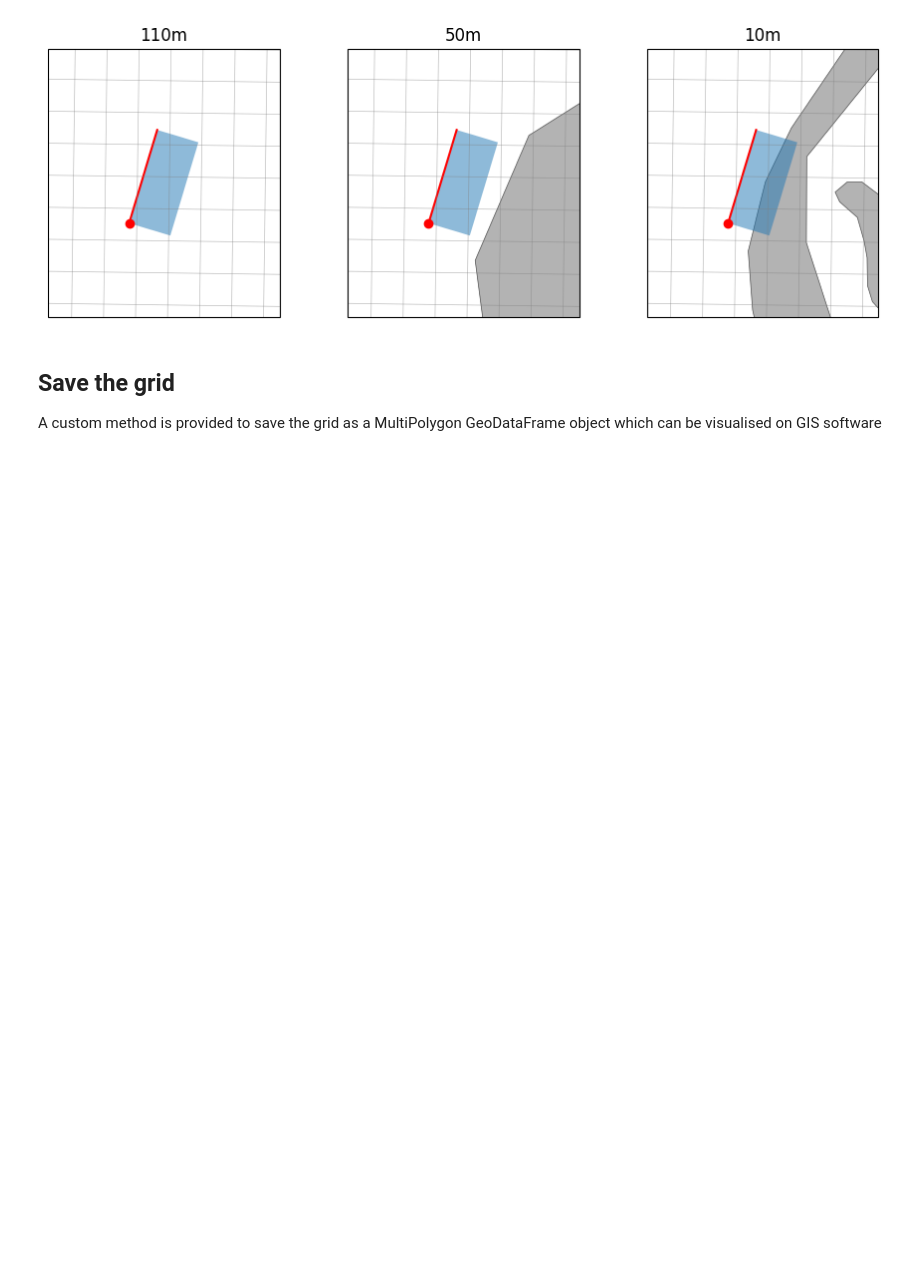
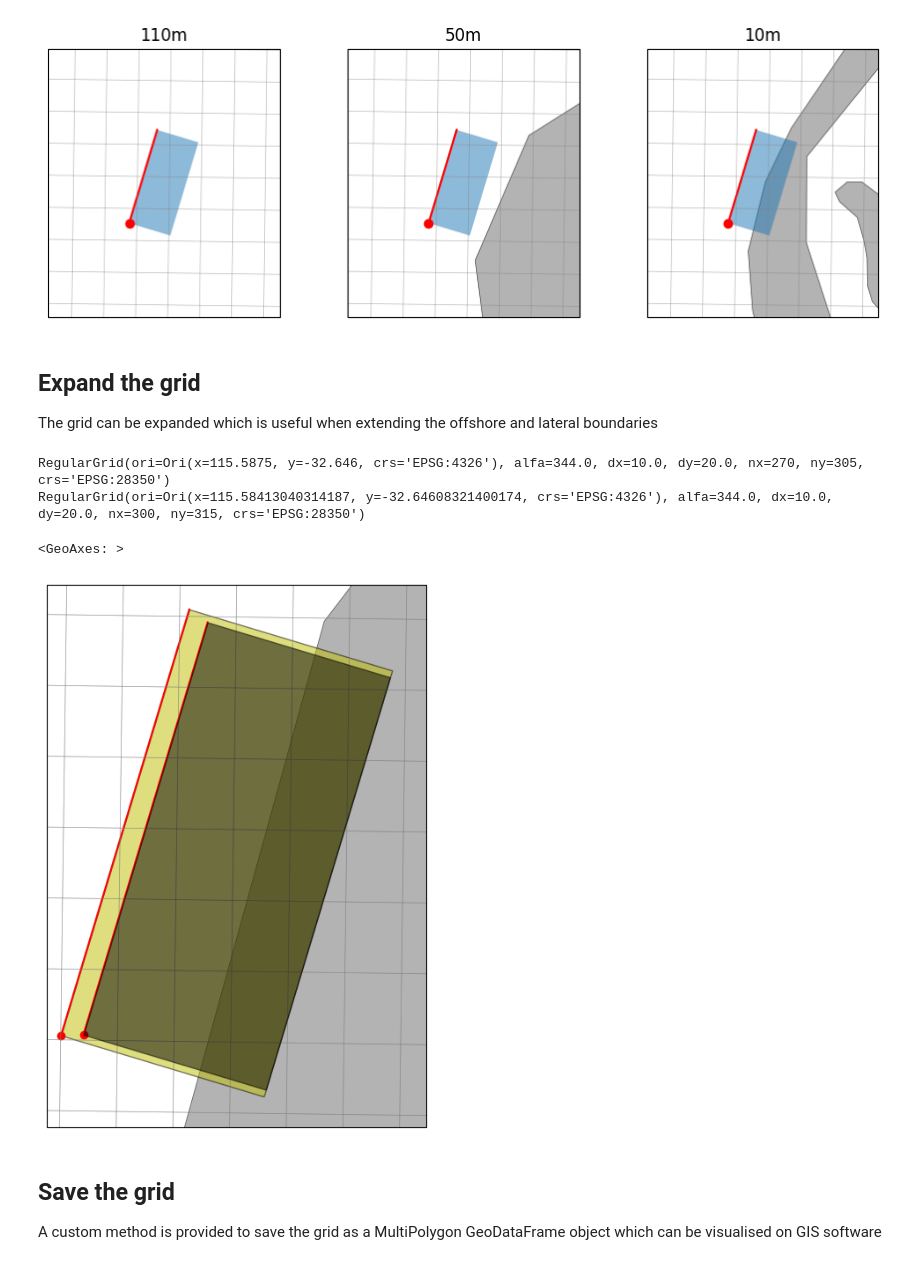
Before and after one commit to rom-py/rompy-notebooks, a Jupyter notebook: notebooks/xbeach/grid-demo.ipynb, the cells around one changed output. Drawn from its saved outputs; the diff is of its cells as text; code cells hidden in the pictures; blank space fills up the shorter version.

Commit message:
Few more updates to grid notebook

```diff
--- a/notebooks/xbeach/grid-demo.ipynb
+++ b/notebooks/xbeach/grid-demo.ipynb
@@ -260,6 +269,28 @@ for ax, scale in zip(axs, ["110m", "50m", "10m"]):
     ax.set_title(scale)
 # %% [output]
 [figure]
+# %% [markdown]
+## Expand the grid
+
+The grid can be expanded which is useful when extending the offshore and lateral boundaries
+# %%
+# Individual sides are expanded by a specified number of cells
+
+grid_extended = grid.expand(left=5, right=5, front=30)
+
+print(grid)
+print(grid_extended)
+# %% [output]
+RegularGrid(ori=Ori(x=115.5875, y=-32.646, crs='EPSG:4326'), alfa=344.0, dx=10.0, dy=20.0, nx=270, ny=305, crs='EPSG:28350')
+RegularGrid(ori=Ori(x=115.58413040314187, y=-32.64608321400174, crs='EPSG:4326'), alfa=344.0, dx=10.0, dy=20.0, nx=300, ny=315, crs='EPSG:28350')
+# %%
+fig, ax = plt.subplots(figsize=(8, 8), subplot_kw=dict(projection=grid.projection))
+
+grid_extended.plot(ax=ax, scale="i", grid_kwargs=dict(facecolor="y", edgecolor="k", alpha=0.5, zorder=2))
+grid.plot(ax=ax, grid_kwargs=dict(facecolor="k", edgecolor="k", alpha=0.5, zorder=3))
+# %% [output]
+<GeoAxes: >
+[figure, added]
 # %% [markdown]
 ## Save the grid
 
```
Also changed, not shown: parts of 10 cells of this notebook, 1 other file.
